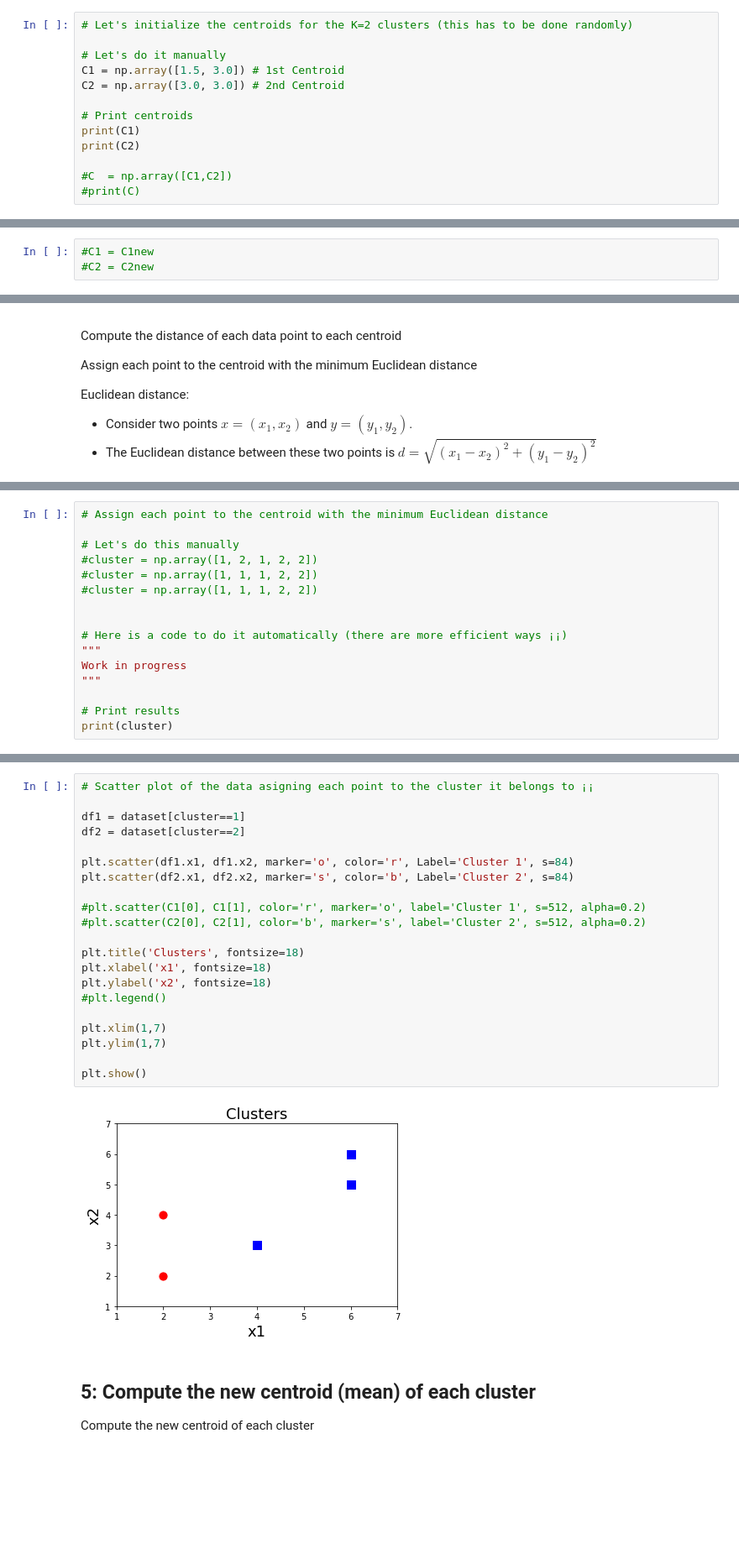
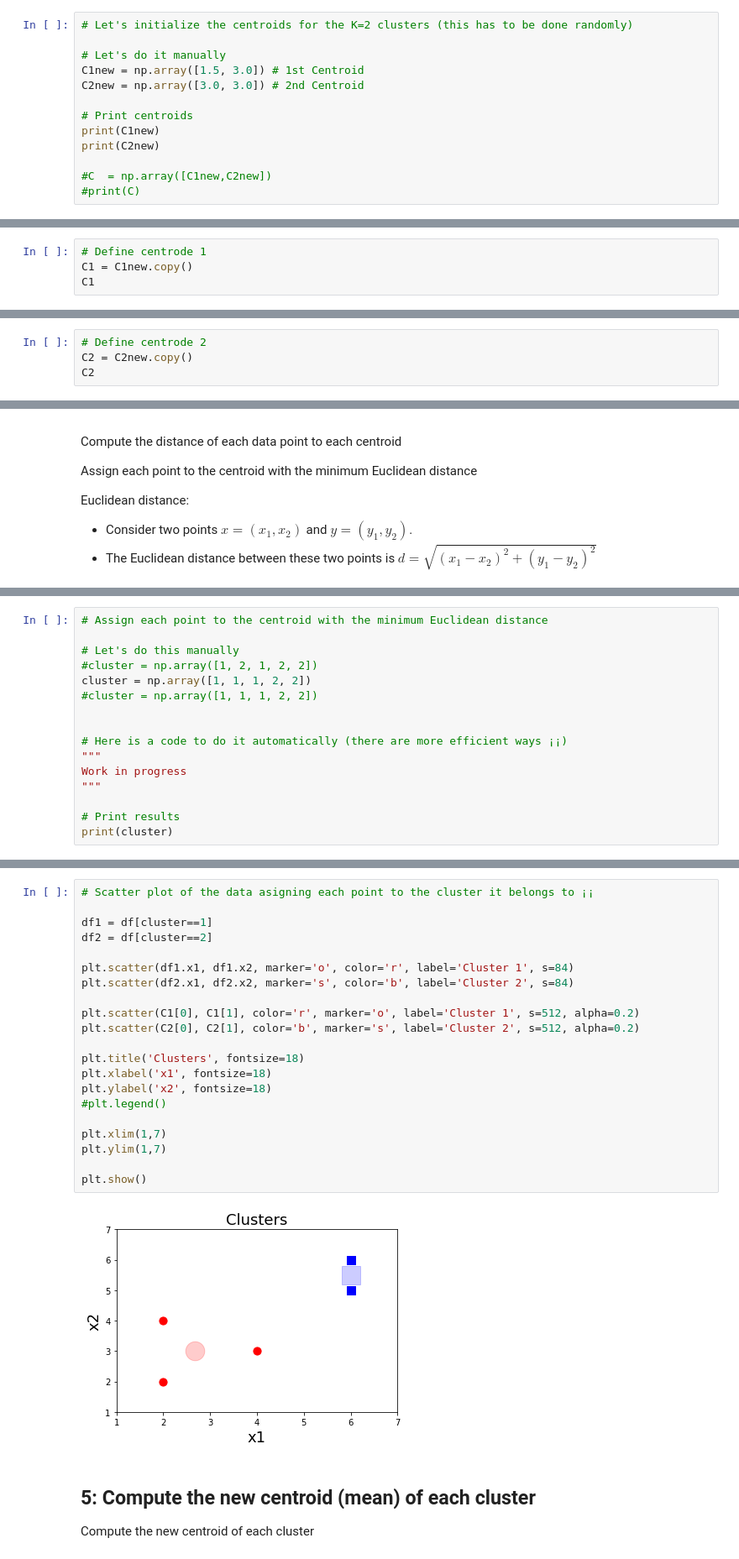
Before and after one commit to javiermao/MachineLearningWithPython, a Jupyter notebook: D1_1Kmeans_IntuitiveExplanation.ipynb, the cells around one changed output, grey strips where cells are left out. Shown: that part at 84% size. Saved outputs shown, nothing was run; the diff lists cells and outputs as text; blank space fills up the shorter version.

```diff
--- a/D1_1Kmeans_IntuitiveExplanation.ipynb
+++ b/D1_1Kmeans_IntuitiveExplanation.ipynb
@@ -88,14 +88,14 @@ Randomly initialize the centroids of the clusters $C_1, C_2, \cdots, C_K$
 # Let's initialize the centroids for the K=2 clusters (this has to be done randomly)
 
 # Let's do it manually
-C1 = np.array([1.5, 3.0]) # 1st Centroid
-C2 = np.array([3.0, 3.0]) # 2nd Centroid
+C1new = np.array([1.5, 3.0]) # 1st Centroid
+C2new = np.array([3.0, 3.0]) # 2nd Centroid
 
 # Print centroids
-print(C1)
-print(C2)
+print(C1new)
+print(C2new)
 
-#C  = np.array([C1,C2])
+#C  = np.array([C1new,C2new])
 #print(C)
 # %% [output]
 [1.5 3. ]
@@ -122,5 +122,6 @@ plt.show()
 # %% [markdown]
 Define the current centroids
 # %%
-#C1 = C1new
-#C2 = C2new
+# Define centrode 1
+C1 = C1new.copy()
+C1
@@ -126,0 +130,4 @@ Define the current centroids
+# %%
+# Define centrode 2
+C2 = C2new.copy()
+C2
@@ -192,7 +201,7 @@ print(Dis2Centroids)
 
 # Let's do this manually
 #cluster = np.array([1, 2, 1, 2, 2])
-#cluster = np.array([1, 1, 1, 2, 2])
+cluster = np.array([1, 1, 1, 2, 2])
 #cluster = np.array([1, 1, 1, 2, 2])
 
 
@@ -208,26 +217,26 @@ print(cluster)
 # %%
 # Scatter plot of the data asigning each point to the cluster it belongs to ¡¡
 
-df1 = dataset[cluster==1]
-df2 = dataset[cluster==2]
+df1 = df[cluster==1]
+df2 = df[cluster==2]
 
-plt.scatter(df1.x1, df1.x2, marker='o', color='r', Label='Cluster 1', s=84)
-plt.scatter(df2.x1, df2.x2, marker='s', color='b', Label='Cluster 2', s=84)
+plt.scatter(df1.x1, df1.x2, marker='o', color='r', label='Cluster 1', s=84)
+plt.scatter(df2.x1, df2.x2, marker='s', color='b', label='Cluster 2', s=84)
 
-#plt.scatter(C1[0], C1[1], color='r', marker='o', label='Cluster 1', s=512, alpha=0.2)
-#plt.scatter(C2[0], C2[1], color='b', marker='s', label='Cluster 2', s=512, alpha=0.2)
+plt.scatter(C1[0], C1[1], color='r', marker='o', label='Cluster 1', s=512, alpha=0.2)
+plt.scatter(C2[0], C2[1], color='b', marker='s', label='Cluster 2', s=512, alpha=0.2)
 
 plt.title('Clusters', fontsize=18)
 plt.xlabel('x1', fontsize=18)
 plt.ylabel('x2', fontsize=18)
 #plt.legend()
 
 plt.xlim(1,7)
 plt.ylim(1,7)
 
 plt.show()
 # %% [output]
-[figure, old version]
+[figure, new version]
 # %% [markdown]
 ## 5: Compute the new centroid (mean) of each cluster
 
```
Also changed, not shown: parts of 15 cells of this notebook, 12 other files.
